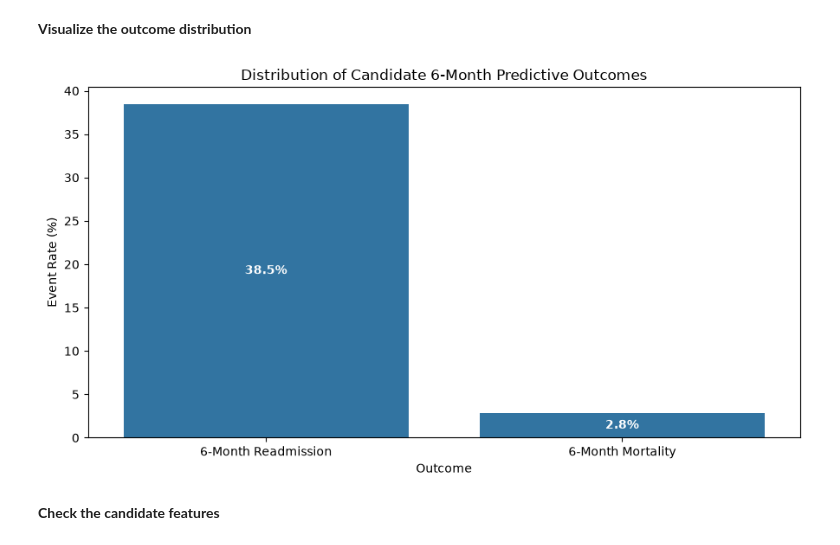
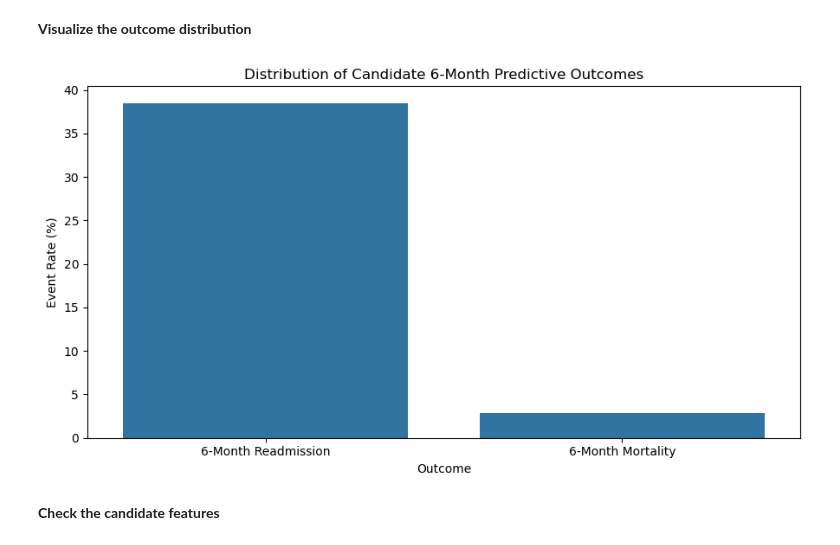
Before and after one commit to shraddhaparakh/Team11_PyInsights_Python-Hackathon-_SEP2026, a Jupyter notebook: Team11_PyInsights_03.Prescriptive Analysis.ipynb, the cells around one changed output. Saved outputs shown, nothing was run; the diff lists cells and outputs as text; code cells hidden in the pictures.

```diff
--- a/Team11_PyInsights_03.Prescriptive Analysis.ipynb
+++ b/Team11_PyInsights_03.Prescriptive Analysis.ipynb
@@ -94,25 +91,18 @@ from pathlib import Path
 # Try the team's shared folder structure first,
 # then common locations relative to this notebook.
 
-#DATA_PATH = Path(
-#    r"C:\Users\arjai\Documents\Shraddha Job Search\Data Science\Python\Hackathon Sept 2026\Python_Hackathon_Sep_2026"
-#)
-
-#DATA_PATH = Path.cwd()               # or Path.cwd().parent if the notebook is in a subfolder
-#CLEANED_PATH = DATA_PATH / "cleaned_data"
-#MASTER_PATH = CLEANED_PATH / "patient_master.csv"
-
-
-DATA_PATH = Path(r"C:\Users\arunj\Documents\pythonhack")
+DATA_PATH = Path(
+    r"C:\Users\arjai\Documents\Shraddha Job Search\Data Science\Python\Hackathon Sept 2026\Python_Hackathon_Sep_2026"
+)
 
 candidates = [
-    DATA_PATH / "cleaned_datafile" / "patient_master.csv"
+    DATA_PATH / "cleaned_data" / "patient_master.csv"
 ]
 
 # Also check locations relative to the notebook
 for base in [Path.cwd(), *Path.cwd().parents]:
     candidates += [
-        base / "cleaned_datafile" / "patient_master.csv",
+        base / "cleaned_data" / "patient_master.csv",
         base / "patient_master.csv"
     ]
 
@@ -4148,41 +3823,25 @@ outcome_summary.round(2)
 # %% [markdown]
 **Visualize the outcome distribution**
 # %%
-plt.figure(figsize=(9,5))
+plt.figure(figsize=(9, 5))
 
-ax = sns.barplot(
+sns.barplot(
     data=outcome_summary,
     x="Outcome",
     y="Event Rate (%)"
 )
 
-# Add finding values as labels
-for container in ax.containers:
-    for bar in container:
-        height = bar.get_height()
-
-        if height > 0:
-            ax.text(
-                bar.get_x() + bar.get_width() / 2,
-                height / 2,
-                f"{height:.1f}%",
-                ha="center",
-                va="center",
-                fontsize=10,
-                color="white",
-                fontweight="bold"
-            )
 plt.title(
     "Distribution of Candidate 6-Month Predictive Outcomes"
 )
 
 plt.xlabel("Outcome")
 plt.ylabel("Event Rate (%)")
 
 plt.tight_layout()
 plt.show()
 # %% [output]
-[figure, old version]
+[figure, new version]
 # %% [markdown]
 **Check the candidate features**
 # %%
```
Also changed, not shown: parts of 136 cells of this notebook.
